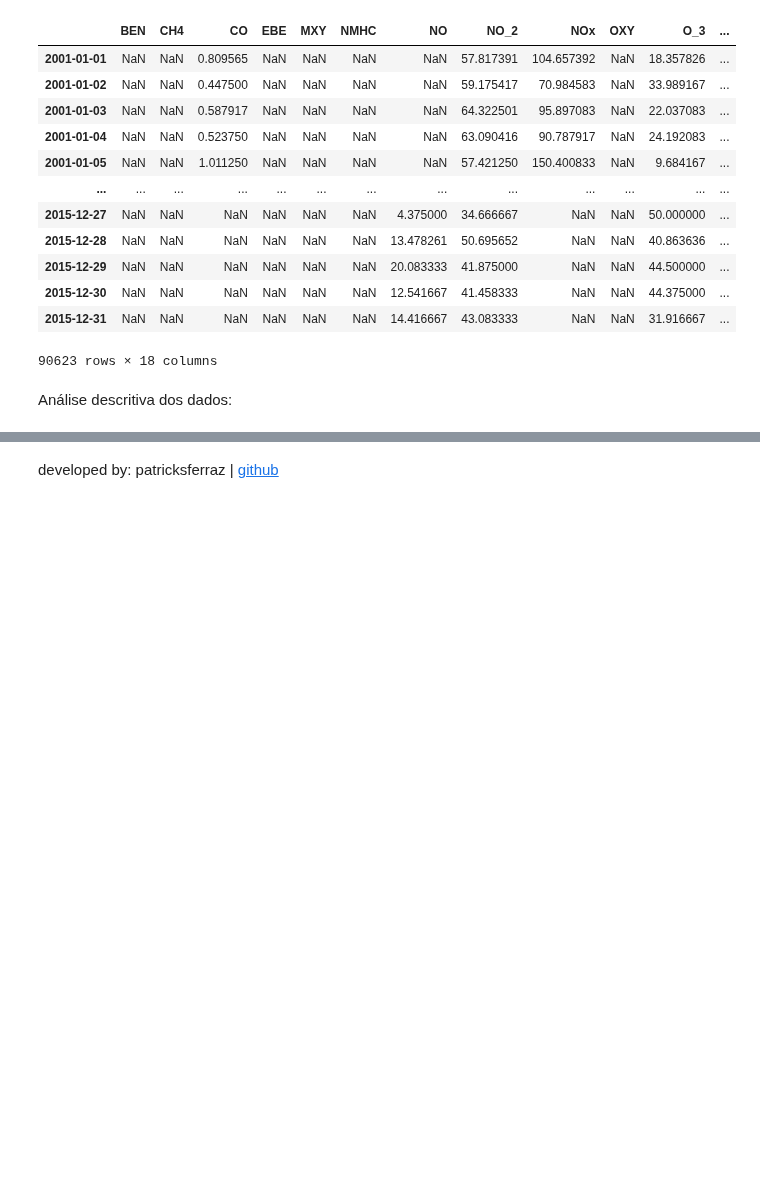
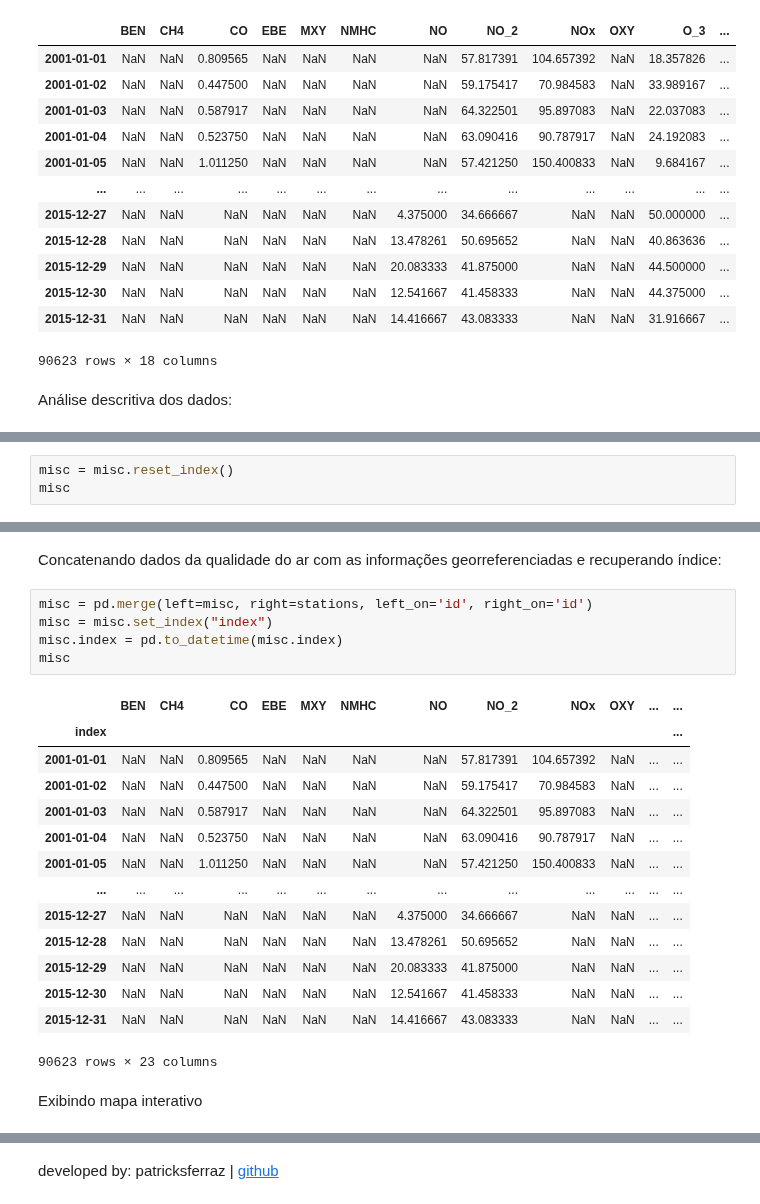
Before and after one commit to patricksferraz/aqw-madrid-data-analysis, a Jupyter notebook: analytics.ipynb, the cells around one changed output, grey strips where cells are left out. Drawn from its saved outputs; the diff is of its cells as text; blank space fills up the shorter version.

```diff
--- a/analytics.ipynb
+++ b/analytics.ipynb
@@ -634,0 +638,3 @@ describe_data(misc)
+# %%
+misc = misc.reset_index()
+misc
@@ -634,0 +655,24 @@ describe_data(misc)
+# %% [markdown]
+Concatenando dados da qualidade do ar com as informações georreferenciadas e recuperando índice:
+# %%
+misc = pd.merge(left=misc, right=stations, left_on='id', right_on='id')
+misc = misc.set_index("index")
+misc.index = pd.to_datetime(misc.index)
+misc
+# %% [output]
+|  | BEN | CH4 | CO | EBE | MXY | NMHC | NO | NO_2 | NOx | OXY | ... | ... |
+| index |  |  |  |  |  |  |  |  |  |  |  | ... |
+| 2001-01-01 | NaN | NaN | 0.809565 | NaN | NaN | NaN | NaN | 57.817391 | 104.657392 | NaN | ... | ... |
+| 2001-01-02 | NaN | NaN | 0.447500 | NaN | NaN | NaN | NaN | 59.175417 | 70.984583 | NaN | ... | ... |
+| 2001-01-03 | NaN | NaN | 0.587917 | NaN | NaN | NaN | NaN | 64.322501 | 95.897083 | NaN | ... | ... |
+| 2001-01-04 | NaN | NaN | 0.523750 | NaN | NaN | NaN | NaN | 63.090416 | 90.787917 | NaN | ... | ... |
+| 2001-01-05 | NaN | NaN | 1.011250 | NaN | NaN | NaN | NaN | 57.421250 | 150.400833 | NaN | ... | ... |
+| ... | ... | ... | ... | ... | ... | ... | ... | ... | ... | ... | ... | ... |
+| 2015-12-27 | NaN | NaN | NaN | NaN | NaN | NaN | 4.375000 | 34.666667 | NaN | NaN | ... | ... |
+| 2015-12-28 | NaN | NaN | NaN | NaN | NaN | NaN | 13.478261 | 50.695652 | NaN | NaN | ... | ... |
+| 2015-12-29 | NaN | NaN | NaN | NaN | NaN | NaN | 20.083333 | 41.875000 | NaN | NaN | ... | ... |
+| 2015-12-30 | NaN | NaN | NaN | NaN | NaN | NaN | 12.541667 | 41.458333 | NaN | NaN | ... | ... |
+| 2015-12-31 | NaN | NaN | NaN | NaN | NaN | NaN | 14.416667 | 43.083333 | NaN | NaN | ... | ... |
+90623 rows × 23 columns
+# %% [markdown]
+Exibindo mapa interativo
```
Also changed, not shown: parts of 5 cells of this notebook.
